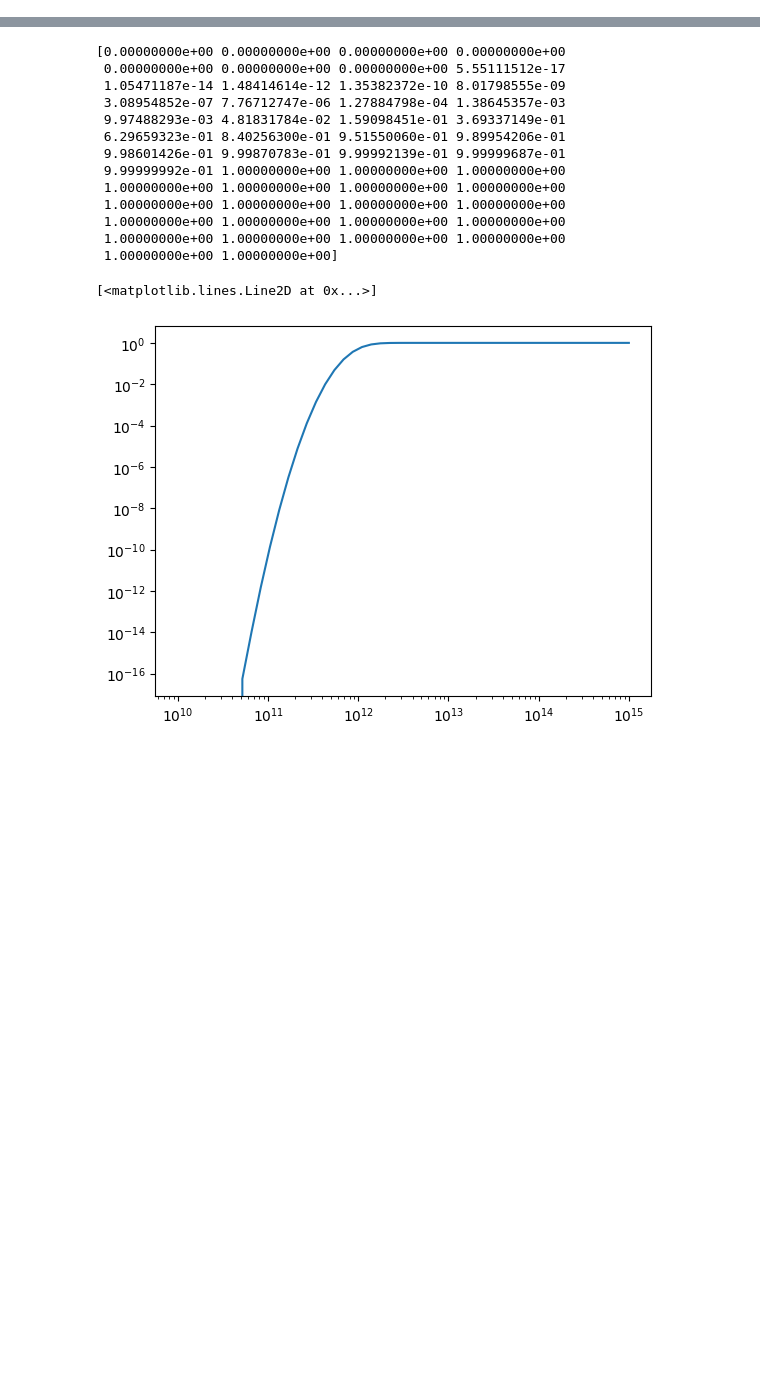
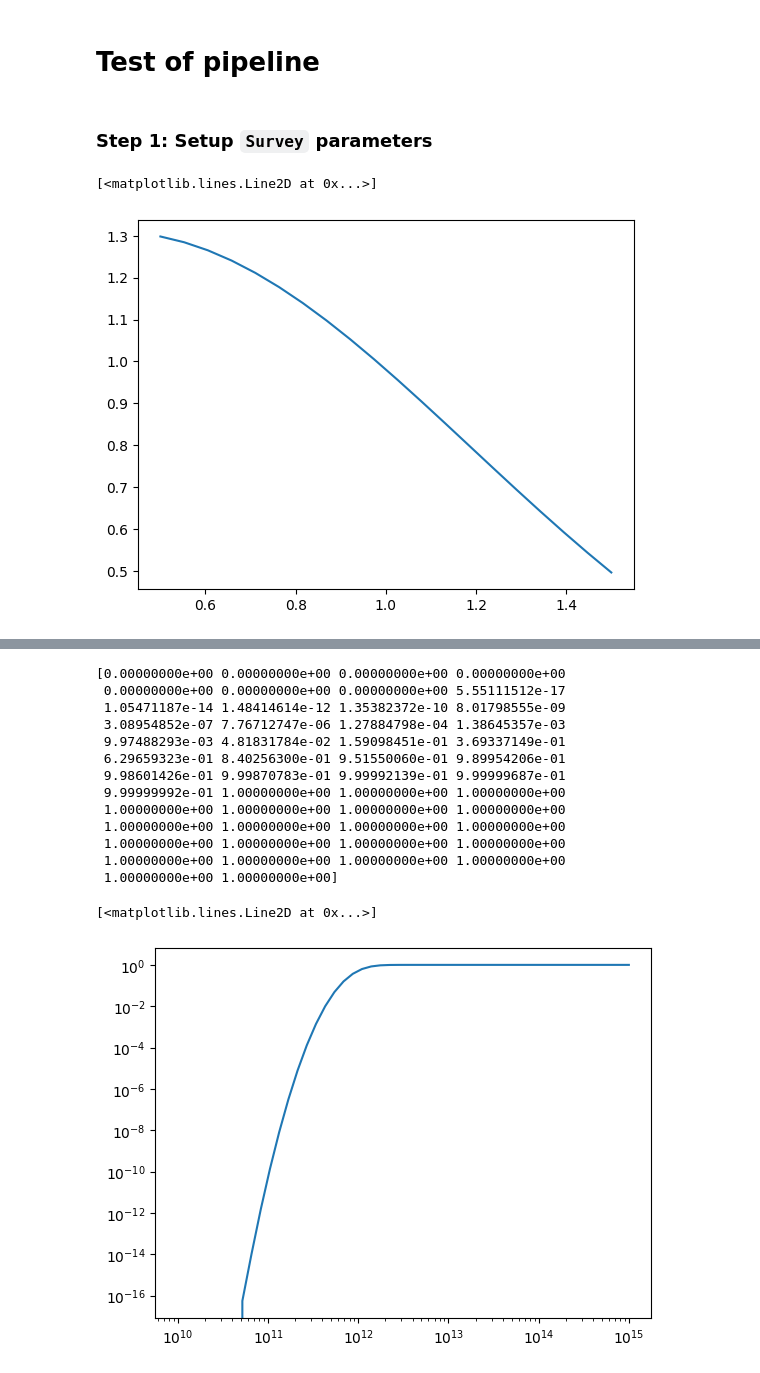
Before and after one commit to destrys/galCIB, a Jupyter notebook: notebooks/scratch-temp.ipynb, the cells around one changed output, grey strips where cells are left out. Saved outputs shown, nothing was run; the diff lists cells and outputs as text; code cells hidden in the pictures; blank space fills up the shorter version.

```diff
--- a/notebooks/scratch-temp.ipynb
+++ b/notebooks/scratch-temp.ipynb
@@ -6,3 +6,21 @@ import numpy as np
 #from colossus.cosmology import cosmology as cc
 
 import matplotlib.pyplot as plt
+# %% [markdown]
+# Test of pipeline
+# %% [markdown]
+### Step 1: Setup `Survey` parameters
+# %%
+zs = np.linspace(0.5, 1.5, 20)
+
+sigma = 0.79
+mu = 0.4
+pz = np.sqrt(2/np.pi)/sigma * np.exp(-0.5 * ((zs - mu)/sigma)**2)
+
+# pz renorm such that integral p(z) dz = 1
+pz = pz/(pz.sum() * np.diff(zs)[0])
+
+plt.plot(zs, pz)
+# %% [output]
+[<matplotlib.lines.Line2D at 0x...>]
+[figure, added]
```
Also changed, not shown: parts of 36 cells of this notebook, 19 other files.
